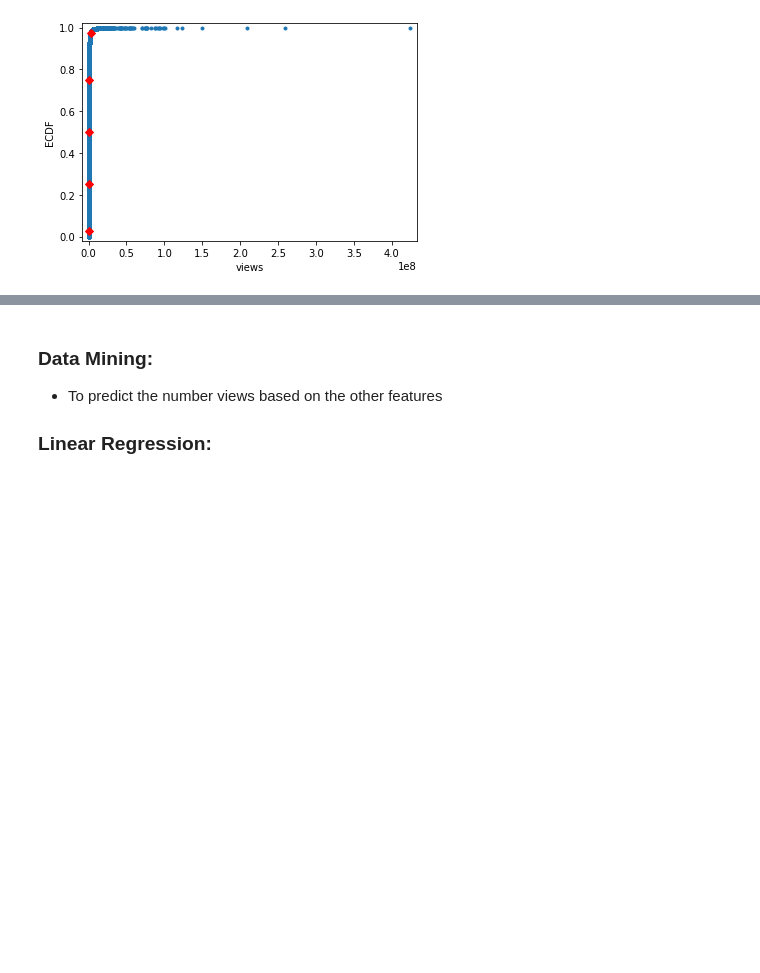
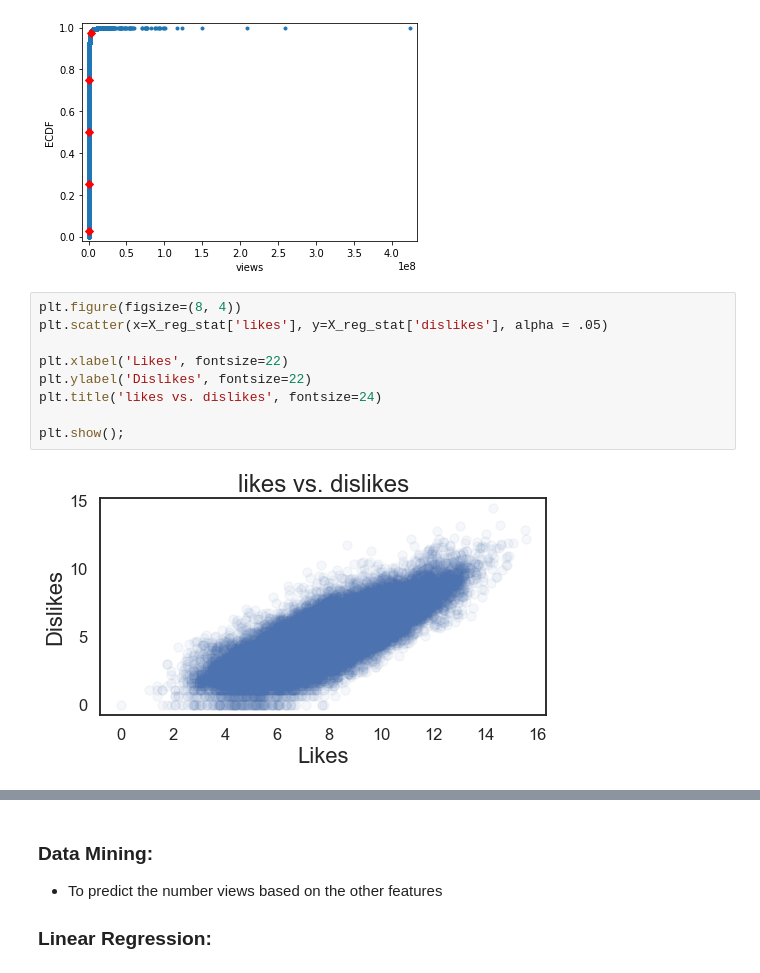
Before and after one commit to emami06/TrendingVideoYouTube, a Jupyter notebook: Notebooks/YouTube.ipynb, the cells around one changed output, grey strips where cells are left out. Drawn from its saved outputs; the diff is of its cells as text; blank space fills up the shorter version.

```diff
--- a/Notebooks/YouTube.ipynb
+++ b/Notebooks/YouTube.ipynb
@@ -805,3 +810,14 @@ _ = plt.plot(ptiles_cl, percentiles/100, marker='D', color='red',
 plt.show()
 # %% [output]
 [figure]
+# %%
+plt.figure(figsize=(8, 4))
+plt.scatter(x=X_reg_stat['likes'], y=X_reg_stat['dislikes'], alpha = .05)
+
+plt.xlabel('Likes', fontsize=22)
+plt.ylabel('Dislikes', fontsize=22)
+plt.title('likes vs. dislikes', fontsize=24)
+
+plt.show();
+# %% [output]
+[figure, added]
```
Also changed, not shown: parts of 15 cells of this notebook.
